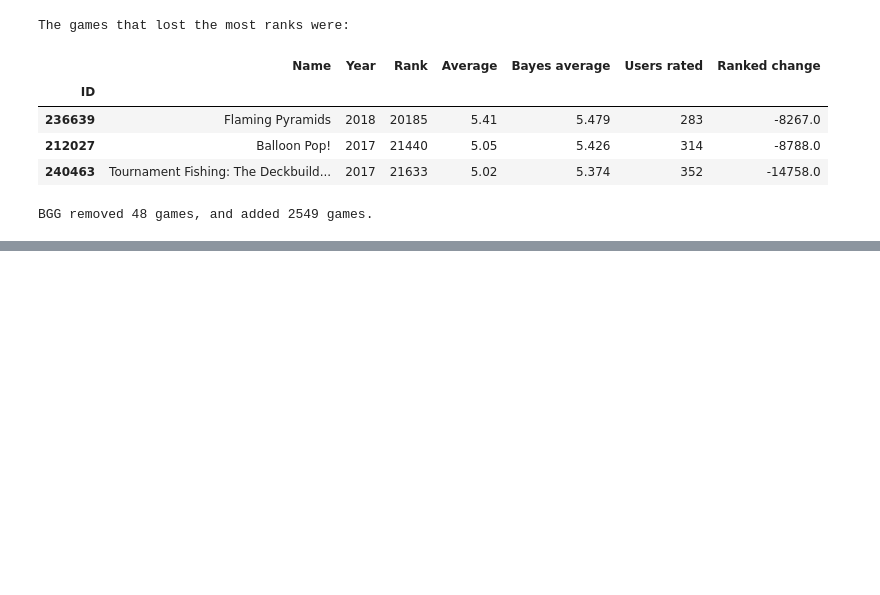
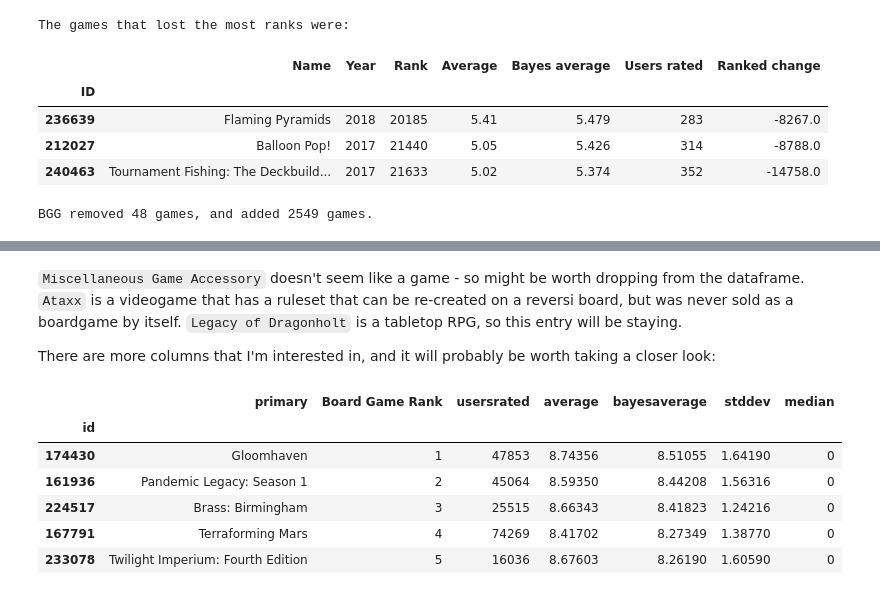
Before and after one commit to J-Zoo99/portfolio, a Jupyter notebook: BoardGameGeek.ipynb, the cells around one changed output, grey strips where cells are left out. Cells and saved outputs as stored; diff of their text form; code cells hidden in the pictures; blank space fills up the shorter version.

Commit message:
Started on detailed game dataset

```diff
--- a/BoardGameGeek.ipynb
+++ b/BoardGameGeek.ipynb
@@ -277,0 +325,17 @@ What's the highest ranking game of each genre?
+# %% [markdown]
+`Miscellaneous Game Accessory` doesn't seem like a game - so might be worth dropping from the dataframe.
+`Ataxx` is a videogame that has a ruleset that can be re-created on a reversi board, but was never sold as a boardgame by itself.
+`Legacy of Dragonholt` is a tabletop RPG, so this entry will be staying.
+
+There are more columns that I'm interested in, and it will probably be worth taking a closer look:
+# %%
+display(df_game_details[['primary','Board Game Rank','usersrated','average','bayesaverage','stddev','median']].sort_values(by='bayesaverage', ascending = False).head(5))
+display(df_game_details[['primary','Board Game Rank','usersrated','average','bayesaverage','stddev','median']].sort_values(by='average', ascending = False).head(5))
+# %% [output]
+|  | primary | Board Game Rank | usersrated | average | bayesaverage | stddev | median |
+| id |  |  |  |  |  |  |  |
+| 174430 | Gloomhaven | 1 | 47853 | 8.74356 | 8.51055 | 1.64190 | 0 |
+| 161936 | Pandemic Legacy: Season 1 | 2 | 45064 | 8.59350 | 8.44208 | 1.56316 | 0 |
+| 224517 | Brass: Birmingham | 3 | 25515 | 8.66343 | 8.41823 | 1.24216 | 0 |
+| 167791 | Terraforming Mars | 4 | 74269 | 8.41702 | 8.27349 | 1.38770 | 0 |
+| 233078 | Twilight Imperium: Fourth Edition | 5 | 16036 | 8.67603 | 8.26190 | 1.60590 | 0 |
```
Also changed, not shown: parts of 17 cells of this notebook.
